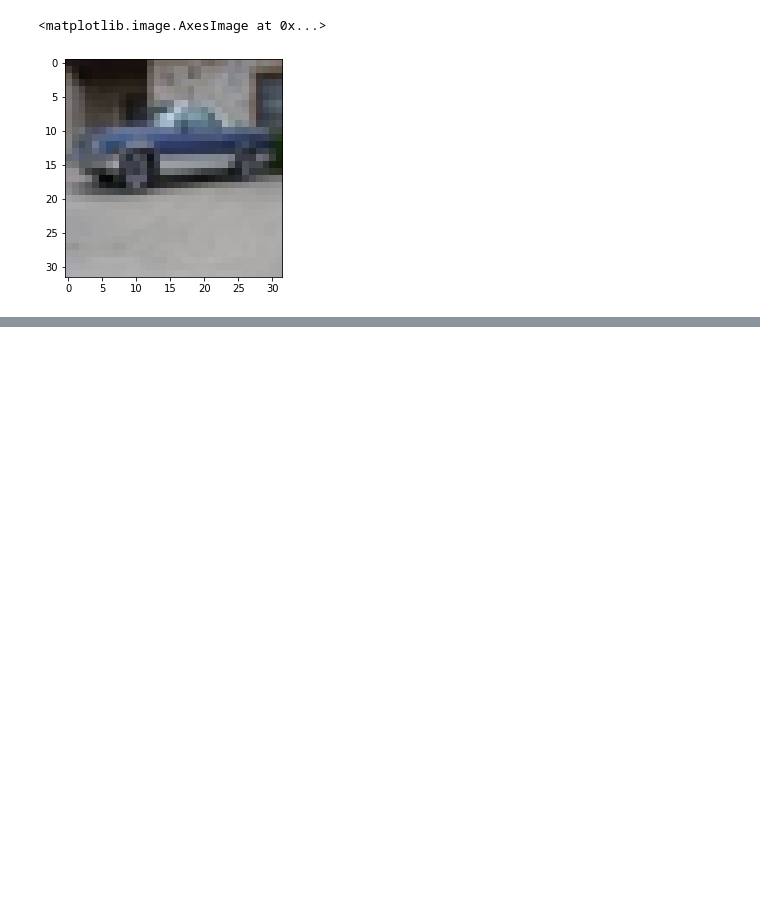
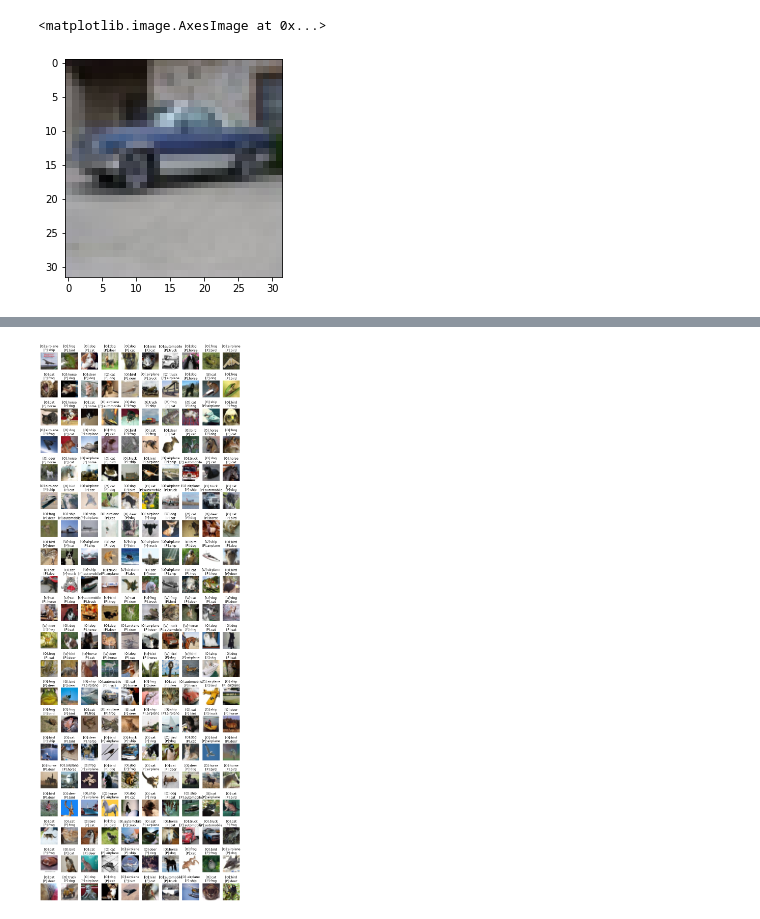
Before and after one commit to Elwing-Chou/ximen1129, a Jupyter notebook: cnn.ipynb, the cells around one changed output, grey strips where cells are left out. Drawn from its saved outputs; the diff is of its cells as text; code cells hidden in the pictures; blank space fills up the shorter version.

```diff
--- a/cnn.ipynb
+++ b/cnn.ipynb
@@ -98,0 +102,3 @@ Epoch 1/100
+# %%
+pre = model.predict(x_test_norm).argmax(axis=1)
+pre
@@ -98,0 +107,4 @@ Epoch 1/100
+# %%
+# the same: y_test.reshape(-1)
+y_test_reshape = y_test.reshape(10000)
+y_test_reshape
@@ -98,0 +133,20 @@ Epoch 1/100
+# %%
+import numpy as np
+import matplotlib.pyplot as plt
+idx = np.nonzero(y_test_reshape != pre)[0]
+idx = idx[:200]
+pre_false_label = y_test_reshape[idx]
+pre_false_pre = pre[idx]
+pre_false_img = x_test[idx]
+
+plt.figure(figsize=(14, 42))
+width = 10
+height = len(idx) // width + 1
+for i in range(len(idx)):
+    plt.subplot(height, width, i+1)
+    t = "[O]:{}\n[P]:{}".format(trans[pre_false_label[i]], trans[pre_false_pre[i]])
+    plt.title(t)
+    plt.axis("off")
+    plt.imshow(pre_false_img[i])
+# %% [output]
+[figure, added]
```
Also changed, not shown: parts of 6 cells of this notebook.
